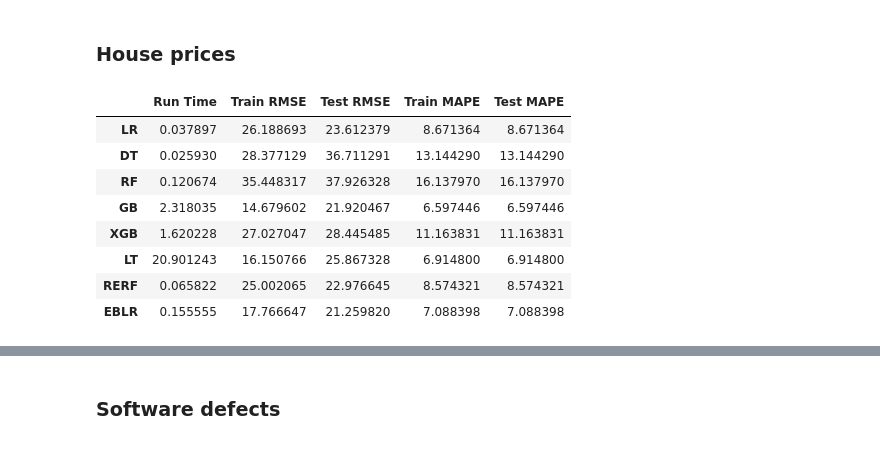
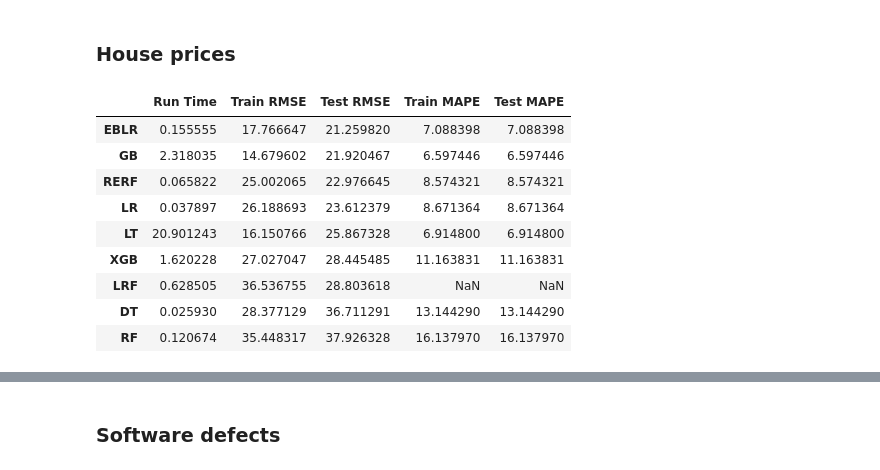
Before and after one commit to mgp165/TFG, a Jupyter notebook: data/reporting/final_report.ipynb, the cells around one changed output, grey strips where cells are left out. Drawn from its saved outputs; the diff is of its cells as text; code cells hidden in the pictures.

```diff
--- a/data/reporting/final_report.ipynb
+++ b/data/reporting/final_report.ipynb
@@ -151,18 +154,19 @@ plt.show()
 # %%
 metrics4 = pd.read_csv('../model_output/metrics/house_prices/final_metrics.txt', header=None, delimiter=';', index_col=0, names=colnames2)
 metrics4_mape = pd.read_csv('../model_output/metrics/house_prices/final_MAPE.txt', header=None, delimiter=';', index_col=0, names=['Train MAPE', 'Test MAPE'])
 metrics4 = pd.concat([metrics4, metrics4_mape], axis=1)
-metrics4
+metrics4.sort_values(by='Test RMSE')
 # %% [output]
 |  | Run Time | Train RMSE | Test RMSE | Train MAPE | Test MAPE |
+| EBLR | 0.155555 | 17.766647 | 21.259820 | 7.088398 | 7.088398 |
+| GB | 2.318035 | 14.679602 | 21.920467 | 6.597446 | 6.597446 |
+| RERF | 0.065822 | 25.002065 | 22.976645 | 8.574321 | 8.574321 |
 | LR | 0.037897 | 26.188693 | 23.612379 | 8.671364 | 8.671364 |
+| LT | 20.901243 | 16.150766 | 25.867328 | 6.914800 | 6.914800 |
+| XGB | 1.620228 | 27.027047 | 28.445485 | 11.163831 | 11.163831 |
+| LRF | 0.628505 | 36.536755 | 28.803618 | NaN | NaN |
 | DT | 0.025930 | 28.377129 | 36.711291 | 13.144290 | 13.144290 |
 | RF | 0.120674 | 35.448317 | 37.926328 | 16.137970 | 16.137970 |
-| GB | 2.318035 | 14.679602 | 21.920467 | 6.597446 | 6.597446 |
-| XGB | 1.620228 | 27.027047 | 28.445485 | 11.163831 | 11.163831 |
-| LT | 20.901243 | 16.150766 | 25.867328 | 6.914800 | 6.914800 |
-| RERF | 0.065822 | 25.002065 | 22.976645 | 8.574321 | 8.574321 |
-| EBLR | 0.155555 | 17.766647 | 21.259820 | 7.088398 | 7.088398 |
 # %%
 plt.figure(figsize=(18, 6))
 
```
Also changed, not shown: parts of 23 cells of this notebook.
